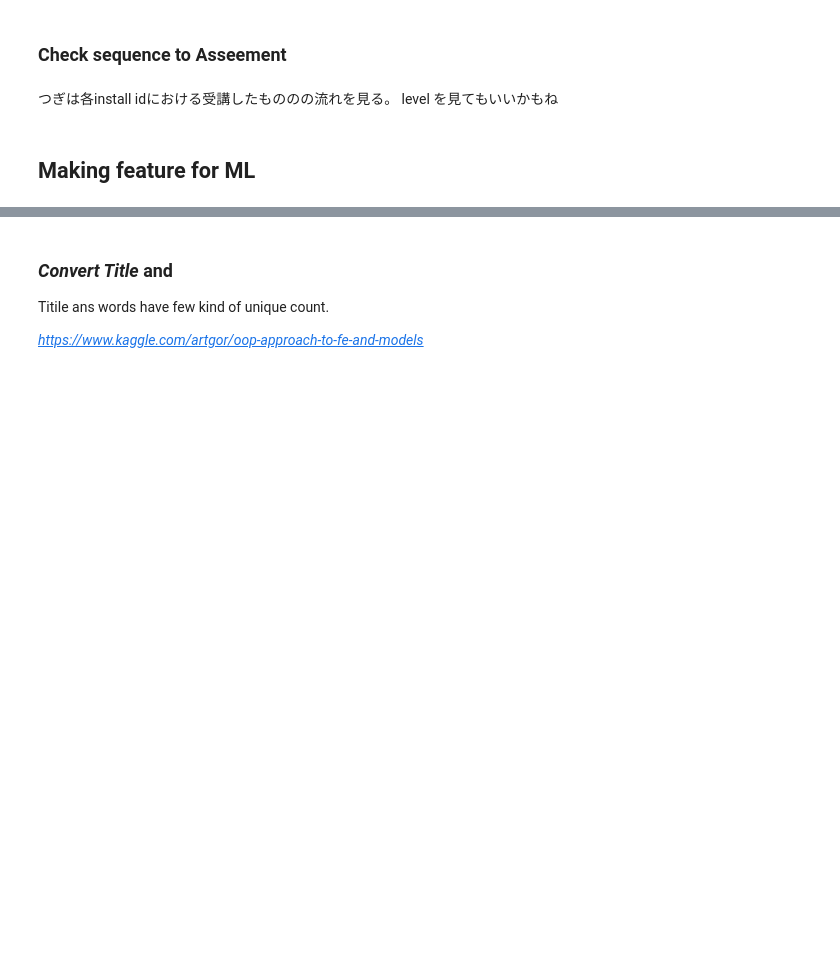
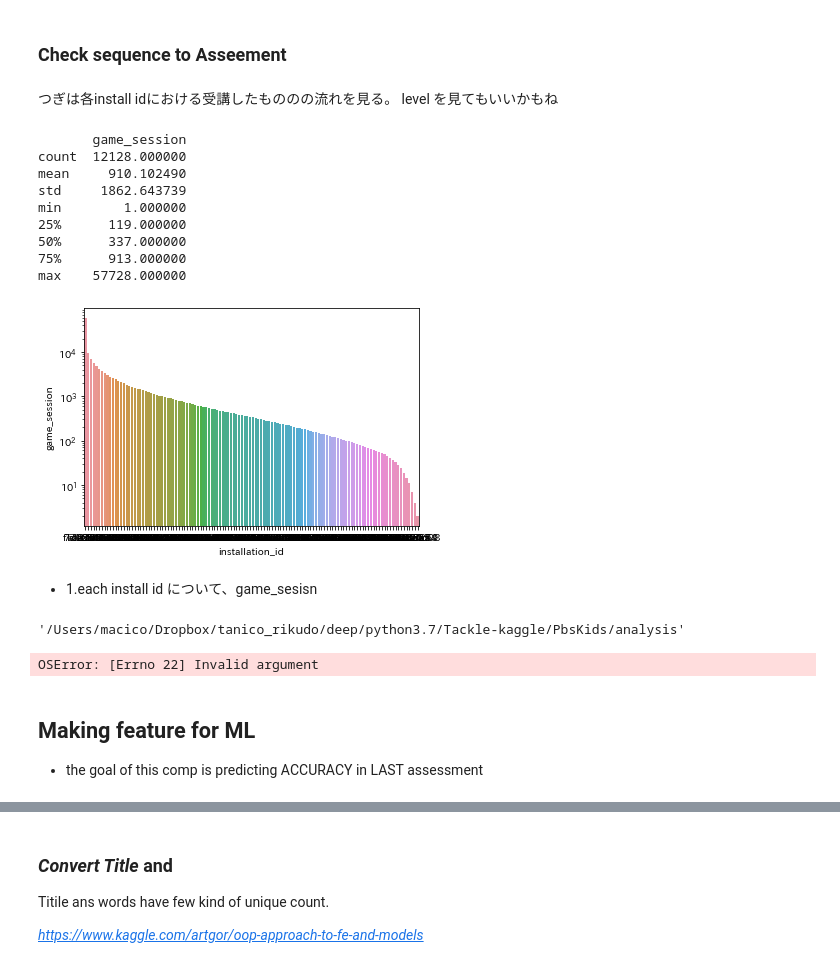
Before and after one commit to tanico-rikudo/TackleKaggle, a Jupyter notebook: PbsKids/analysis/PbsKidsAnalysis.ipynb, the cells around one changed output, grey strips where cells are left out. Saved outputs shown, nothing was run; the diff lists cells and outputs as text; code cells hidden in the pictures; blank space fills up the shorter version.

```diff
--- a/PbsKids/analysis/PbsKidsAnalysis.ipynb
+++ b/PbsKids/analysis/PbsKidsAnalysis.ipynb
@@ -493,3 +566,26 @@ df_train_install_num = (df_train_not_start.pivot_table(index='installation_id',v
 # %% [markdown]
 つぎは各install idにおける受講したもののの流れを見る。
 level を見てもいいかもね
+# %%
+df_tmp = df_train_install_num.reset_index()
+print(df_tmp.describe())
+df_tmp = df_tmp[::100]
+sns.barplot(data=df_tmp,x='installation_id',y='game_session')
+plt.yscale('log')
+# %% [output]
+       game_session
+count  12128.000000
+mean     910.102490
+std     1862.643739
+min        1.000000
+25%      119.000000
+50%      337.000000
+75%      913.000000
+max    57728.000000
+[figure, added]
+# %% [markdown]
+- 1.each install id について、game_sesisn
+# %%
+pwd
+# %% [output]
+'/Users/macico/Dropbox/tanico_rikudo/deep/python3.7/Tackle-kaggle/PbsKids/analysis'
@@ -496,4 +595,10 @@ level を見てもいいかもね
+# %%
+with open('../pickle/df_train.pickles','wb') as f:
+    pickle.dump(df_train,f)
+# %% [output]
+OSError: [Errno 22] Invalid argument
 # %% [markdown]
 ## Making feature for ML
+- the goal of this comp is predicting ACCURACY in LAST assessment
 # %%
 obj_uid = df_train.groupby('installation_id')
```
Also changed, not shown: parts of 32 cells of this notebook.
